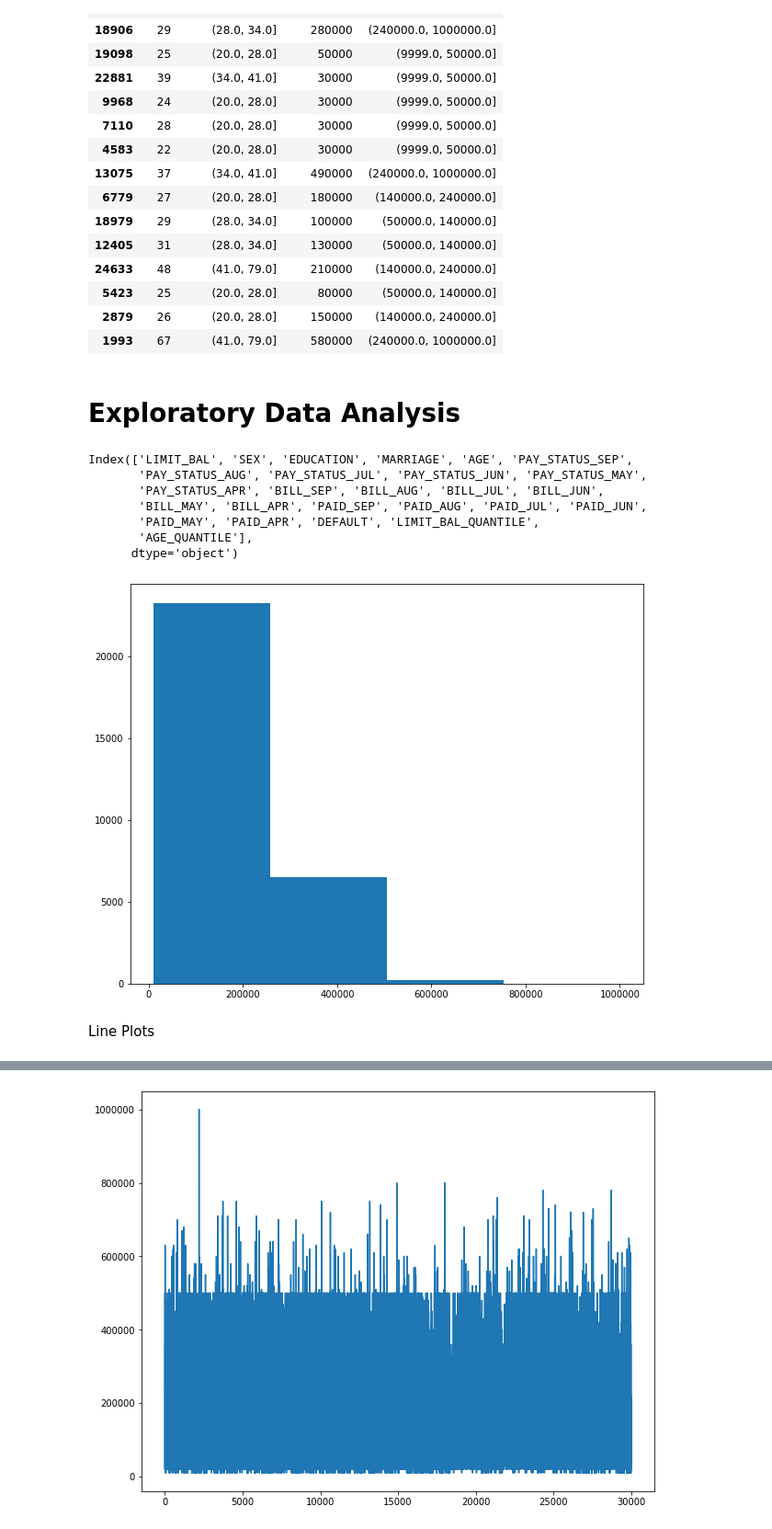
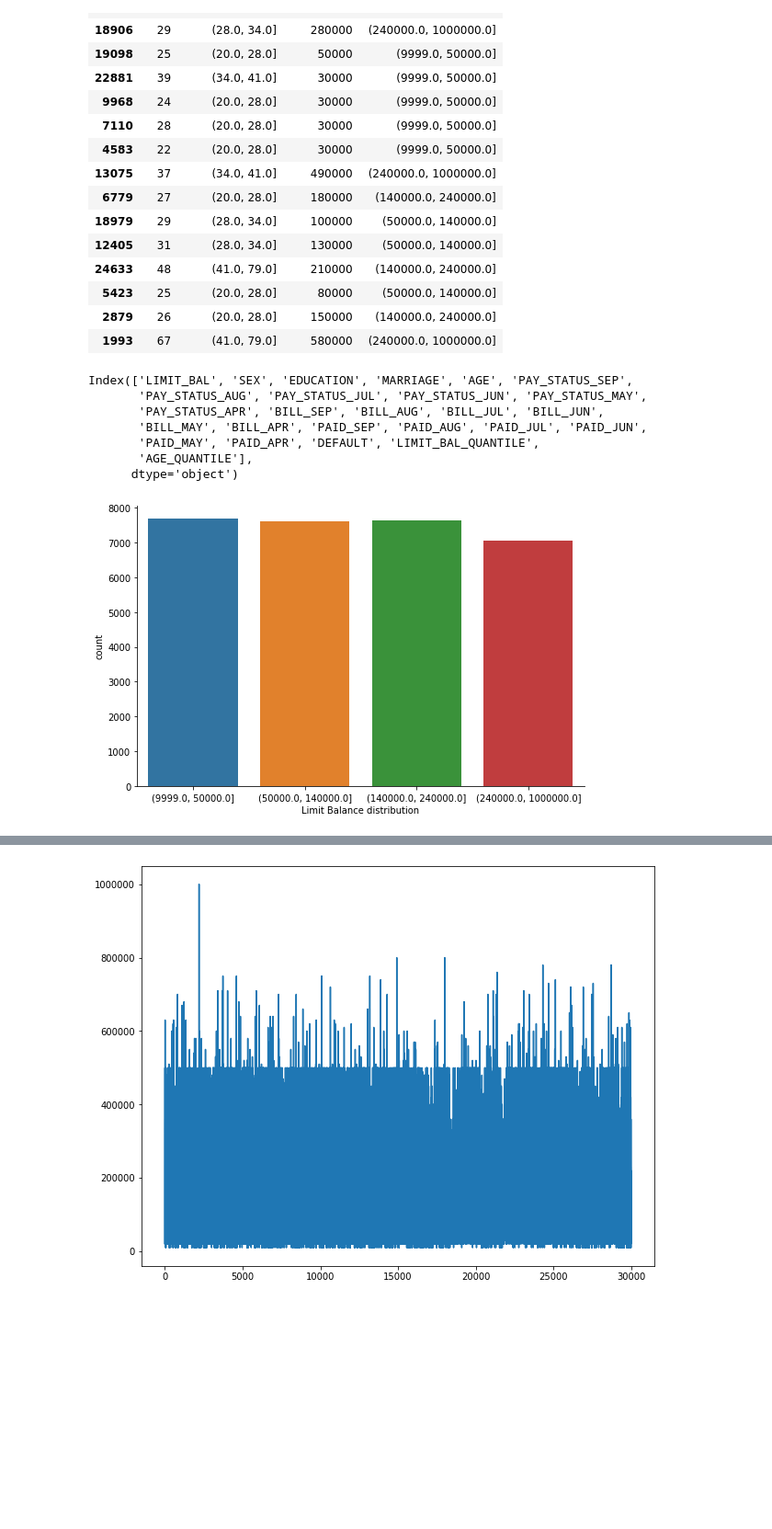
Before and after one commit to evillag/xtol_m5, a Jupyter notebook: T2/EDA_M5T2.ipynb, the cells around one changed output, grey strips where cells are left out. Shown at 92% size. Cells and saved outputs as stored; diff of their text form; code cells hidden in the pictures; blank space fills up the shorter version.

```diff
--- a/T2/EDA_M5T2.ipynb
+++ b/T2/EDA_M5T2.ipynb
@@ -279,8 +281,6 @@ Name: AGE_QUANTILE, dtype: int64
 | 5423 | 25 | (20.0, 28.0] | 80000 | (50000.0, 140000.0] |
 | 2879 | 26 | (20.0, 28.0] | 150000 | (140000.0, 240000.0] |
 | 1993 | 67 | (41.0, 79.0] | 580000 | (240000.0, 1000000.0] |
-# %% [markdown]
-# Exploratory Data Analysis
 # %%
 header = credit.dtypes.index
 print(header)
@@ -292,10 +292,10 @@ Index(['LIMIT_BAL', 'SEX', 'EDUCATION', 'MARRIAGE', 'AGE', 'PAY_STATUS_SEP',
        'PAID_MAY', 'PAID_APR', 'DEFAULT', 'LIMIT_BAL_QUANTILE',
        'AGE_QUANTILE'],
       dtype='object')
-# %%
-plt.hist(credit['LIMIT_BAL'], bins=4)
-plt.show()
-# %% [output]
-[figure, removed]
-# %% [markdown]
-Line Plots
+# %%
+# Count obeservations per balance limit buckets
+fg = sns.catplot('LIMIT_BAL_QUANTILE', data=credit, kind='count', aspect=1.5)
+fg.set_xlabels('Limit Balance distribution')
+plt.show()
+# %% [output]
+[figure, added]
```
Also changed, not shown: parts of 9 cells of this notebook.
